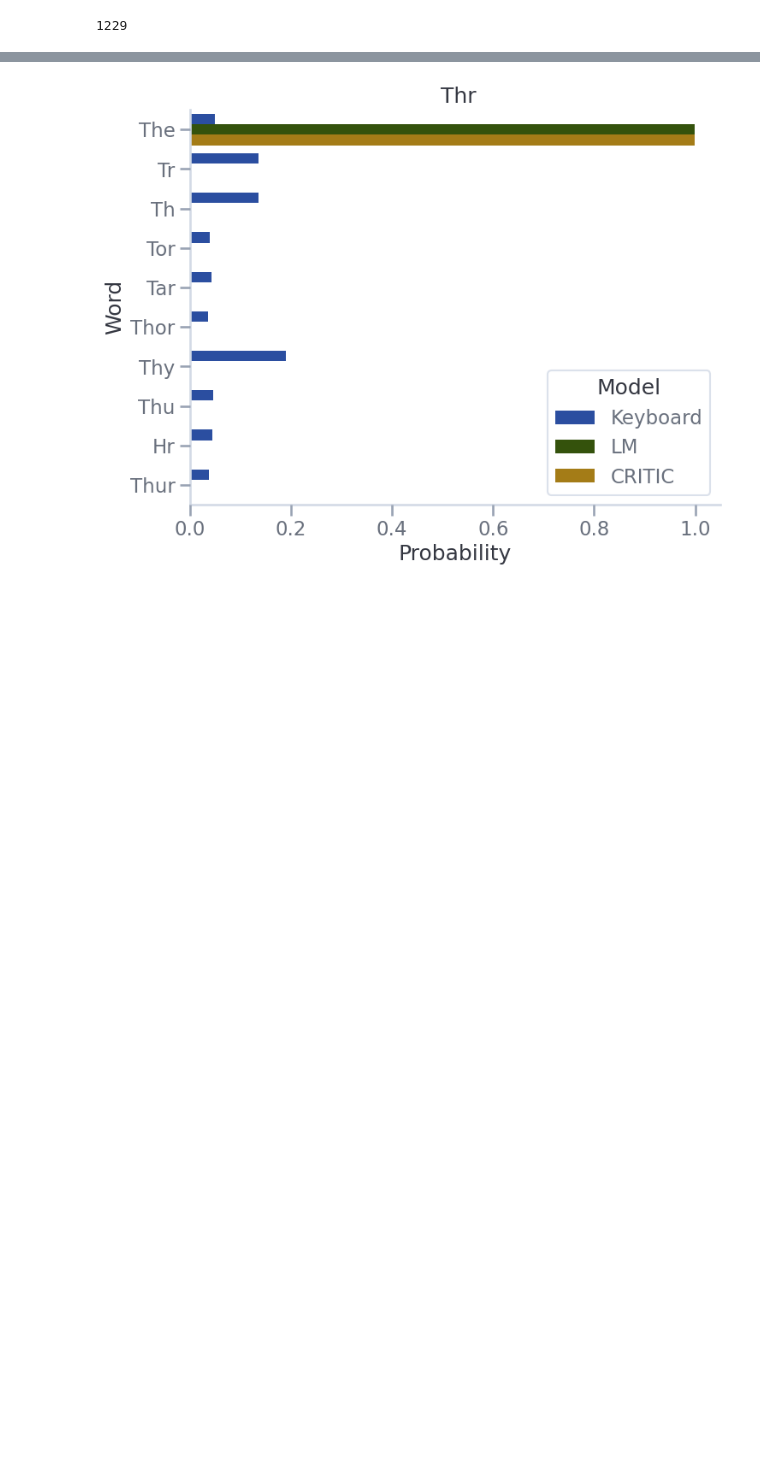
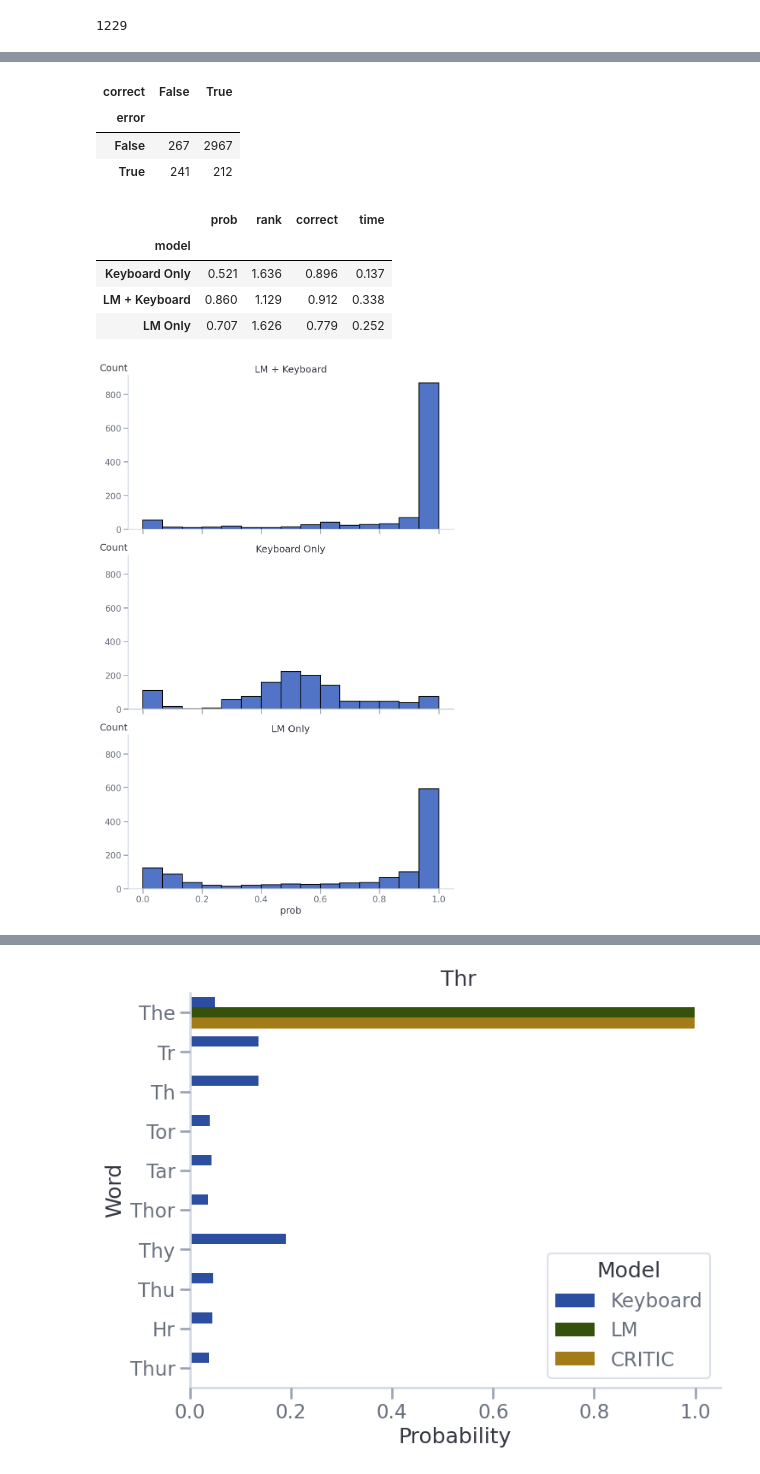
Before and after one commit to csce585-mlsystems/critic-llm, a Jupyter notebook: notebooks/evaluation.ipynb, the cells around one changed output, grey strips where cells are left out. Saved outputs shown, nothing was run; the diff lists cells and outputs as text; code cells hidden in the pictures; blank space fills up the shorter version.

```diff
--- a/notebooks/evaluation.ipynb
+++ b/notebooks/evaluation.ipynb
@@ -284,30 +233,42 @@ np.float64(0.04068348250610252)
 # %%
 grade_dfs = []
 
 for path, name in [
-    ('old_probs', 'Old'),
-    ('optimized_probs', 'New'),
+    ('optimized_probs', 'LM + Keyboard'),
+    ('kbd_probs', 'Keyboard Only'),
     ('lm_probs', 'LM Only')
 ]:
     with open(f'results/{path}.pkl', 'rb') as f:
         results = pickle.load(f)
         grades = grade_all(results)
         grades['model'] = name
         grade_dfs.append(grades)
 
-grades = pd.concat(grade_dfs, axis=0).reset_index(drop=True)
+grades = pd.concat(grade_dfs, axis=0).reset_index(names='i')
+grades['in_list'] = ~pd.isna(grades['rank'])
 
 display(pd.crosstab(grades['error'], grades['correct']))
 
-display(grades.groupby('model').mean().round(2)[['prob', 'rank', 'correct']])
-display(grades.query('error').groupby('model').mean().round(2)[['prob', 'rank', 'correct']])
+display(grades.groupby('model').mean().round(3)[['prob', 'rank', 'correct', 'time']])
+# display(grades.query('error').groupby('model').mean().round(2)[['prob', 'rank', 'correct']])
 
 with sns.plotting_context('talk'):
     g = sns.displot(grades, x='prob', row='model', aspect=2)
     g.set_titles('{row_name}')
     for ax in g.axes.flatten():
         rp.ylabel_top(ax=ax)
 
-    g = sns.displot(grades, x='rank', discrete=True, y='model')
+    g = sns.displot(grades, x='rank', discrete=True, row='model')
     for ax in g.axes.flatten():
         rp.ylabel_top(ax=ax)
+# %% [output]
+| correct | False | True |
+| error |  |  |
+| False | 267 | 2967 |
+| True | 241 | 212 |
+|  | prob | rank | correct | time |
+| model |  |  |  |  |
+| Keyboard Only | 0.521 | 1.636 | 0.896 | 0.137 |
+| LM + Keyboard | 0.860 | 1.129 | 0.912 | 0.338 |
+| LM Only | 0.707 | 1.626 | 0.779 | 0.252 |
+[figure, added]
```
Also changed, not shown: parts of 16 cells of this notebook, 5 other files.
